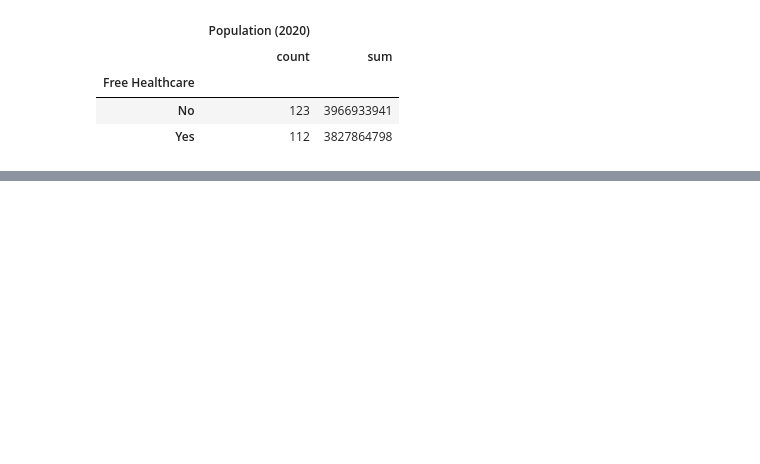
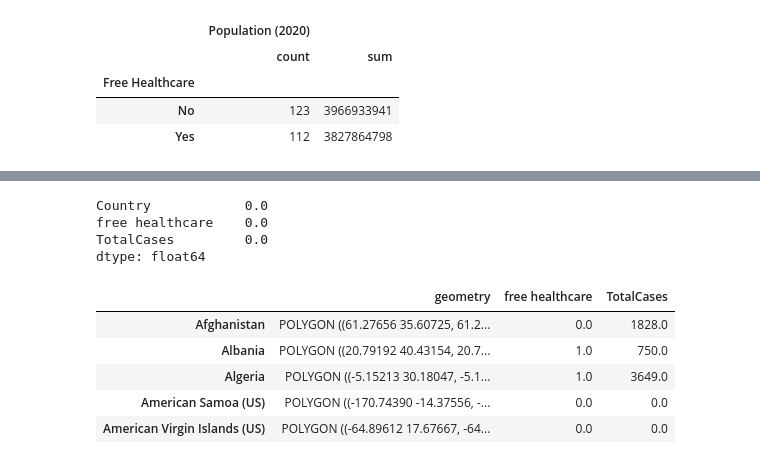
Before and after one commit to cesarvila/population, a Jupyter notebook: popu.ipynb, the cells around one changed output, grey strips where cells are left out. Cells and saved outputs as stored; diff of their text form; code cells hidden in the pictures; blank space fills up the shorter version.

```diff
--- a/popu.ipynb
+++ b/popu.ipynb
@@ -478,0 +585,12 @@ df = gpd.read_file(fp)
+# %%
+dfh = pd.DataFrame()
+dfh['Country'] = df_raw['Country']
+dfh['free healthcare'] = df_raw['free healthcare']
+dfh['TotalCases'] = df_raw['TotalCases']
+dfh['TotalCases'].fillna(0, inplace=True)
+dfh.isnull().mean()
+# %% [output]
+Country            0.0
+free healthcare    0.0
+TotalCases         0.0
+dtype: float64
@@ -478,0 +599,9 @@ df = gpd.read_file(fp)
+# %%
+merged.head()
+# %% [output]
+|  | geometry | free healthcare | TotalCases |
+| Afghanistan | POLYGON ((61.27656 35.60725, 61.2... | 0.0 | 1828.0 |
+| Albania | POLYGON ((20.79192 40.43154, 20.7... | 1.0 | 750.0 |
+| Algeria | POLYGON ((-5.15213 30.18047, -5.1... | 1.0 | 3649.0 |
+| American Samoa (US) | POLYGON ((-170.74390 -14.37556, -... | 0.0 | 0.0 |
+| American Virgin Islands (US) | POLYGON ((-64.89612 17.67667, -64... | 0.0 | 0.0 |
```
Also changed, not shown: parts of 46 cells of this notebook, 2 other files.
